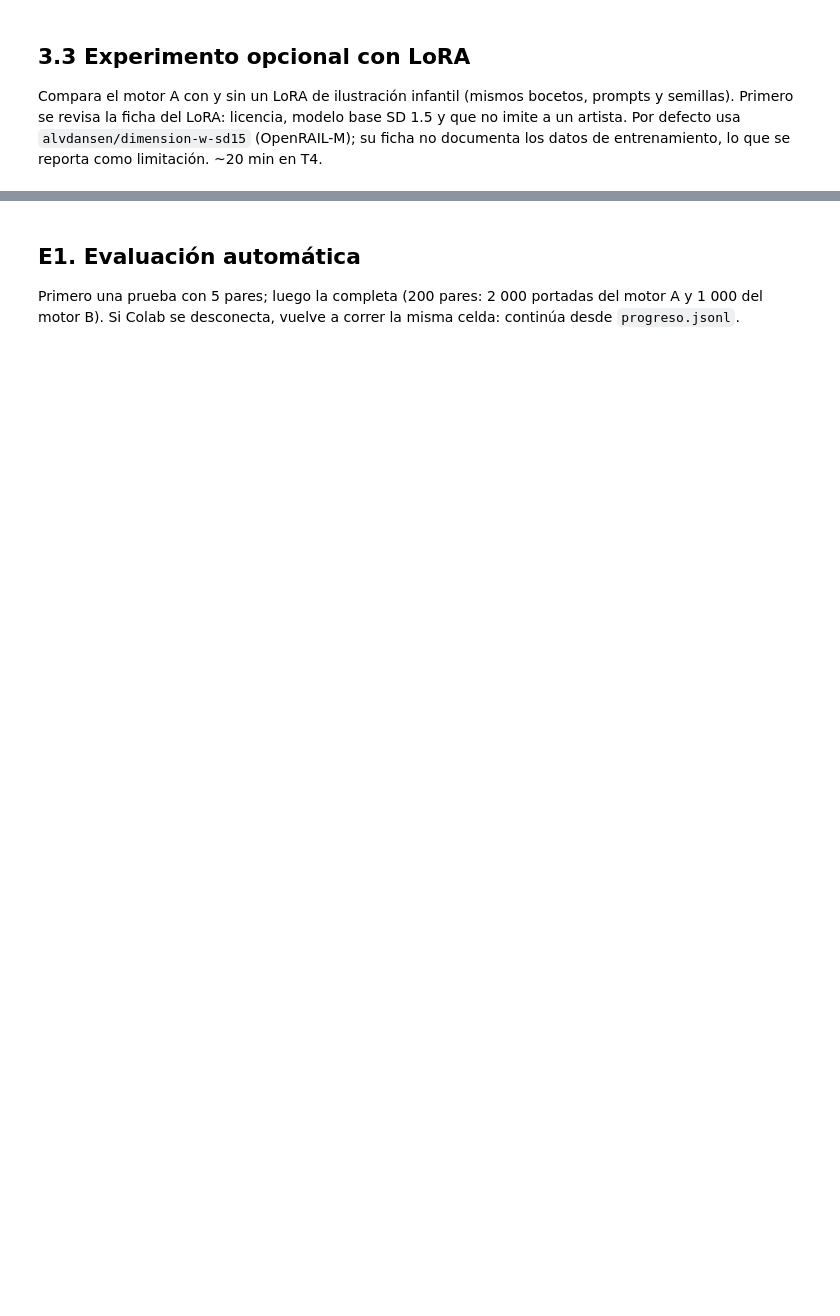
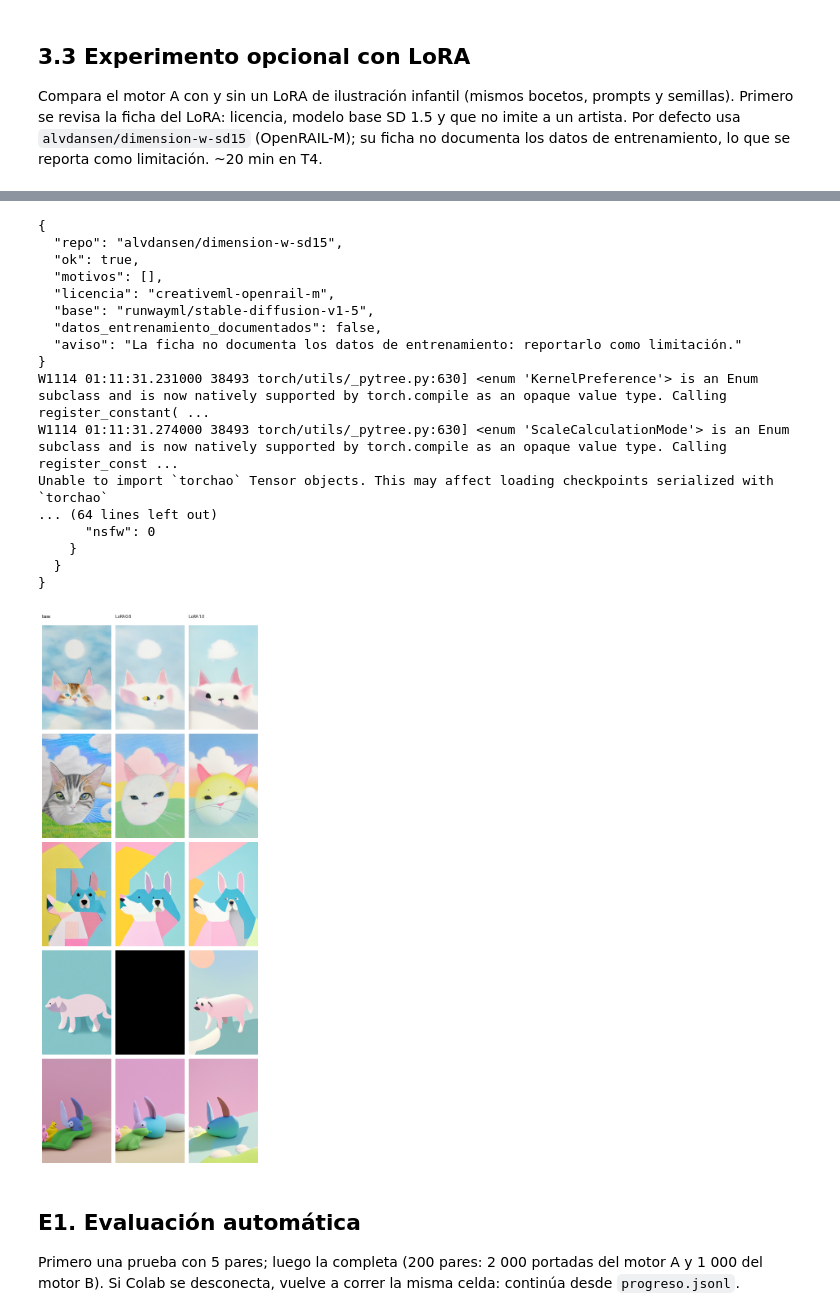
Before and after one commit to Hammonne/frog, a Jupyter notebook: codigo/notebooks/portadas_etapas_1_3.ipynb, the cells around one changed output, grey strips where cells are left out. Cells and saved outputs as stored; diff of their text form; code cells hidden in the pictures; blank space fills up the shorter version.

```diff
--- a/codigo/notebooks/portadas_etapas_1_3.ipynb
+++ b/codigo/notebooks/portadas_etapas_1_3.ipynb
@@ -93,3 +232,38 @@ display(Img('salidas/lora/lamina_lora.png'))
+# %%
+# Actualizar torchao para resolver la incompatibilidad con peft
+!pip install -q -U torchao
+
+# Ejecutar el experimento de LoRA
+!python -m experimentos.lora --n 20
+
+from IPython.display import Image as Img, display
+import os
+
+if os.path.exists('salidas/lora/resumen.json'):
+    print(open('salidas/lora/resumen.json').read()[-900:])
+if os.path.exists('salidas/lora/lamina_lora.png'):
+    display(Img('salidas/lora/lamina_lora.png'))
+else:
+    print("No se pudo generar la salida del experimento LoRA.")
+# %% [output]
+{
+  "repo": "alvdansen/dimension-w-sd15",
+  "ok": true,
+  "motivos": [],
+  "licencia": "creativeml-openrail-m",
+  "base": "runwayml/stable-diffusion-v1-5",
+  "datos_entrenamiento_documentados": false,
+  "aviso": "La ficha no documenta los datos de entrenamiento: reportarlo como limitación."
+}
+W1114 01:11:31.231000 38493 torch/utils/_pytree.py:630] <enum 'KernelPreference'> is an Enum subclass and is now natively supported by torch.compile as an opaque value type. Calling register_constant( ...
+W1114 01:11:31.274000 38493 torch/utils/_pytree.py:630] <enum 'ScaleCalculationMode'> is an Enum subclass and is now natively supported by torch.compile as an opaque value type. Calling register_const ...
+Unable to import `torchao` Tensor objects. This may affect loading checkpoints serialized with `torchao`
+... (64 lines left out)
+      "nsfw": 0
+    }
+  }
+}
+[figure, added]
 # %% [markdown]
 ## E1. Evaluación automática
 Primero una prueba con 5 pares; luego la completa (200 pares: 2 000 portadas del motor A y 1 000 del motor B).
```
Also changed, not shown: parts of 18 cells of this notebook, 4 other files.
